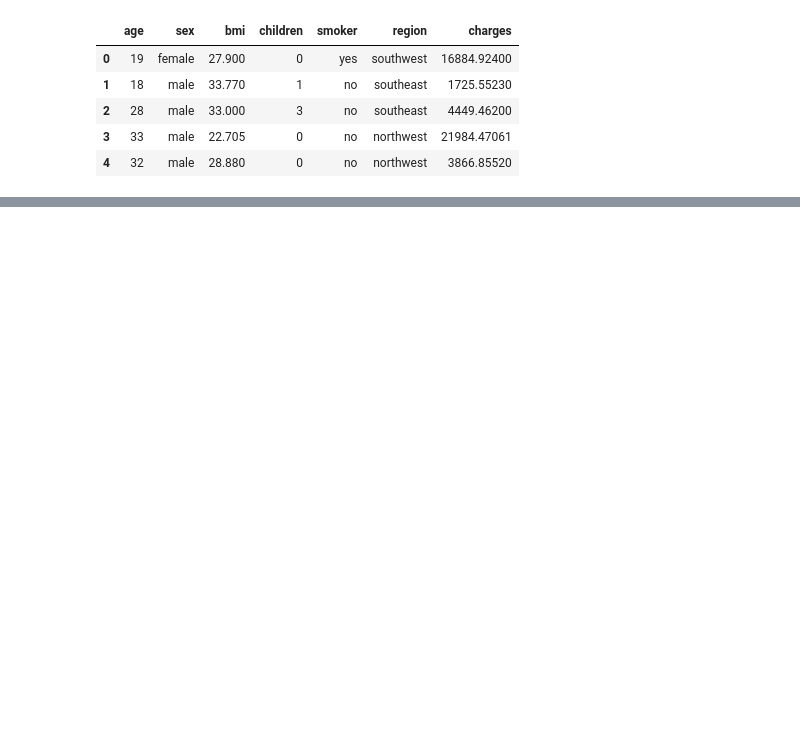
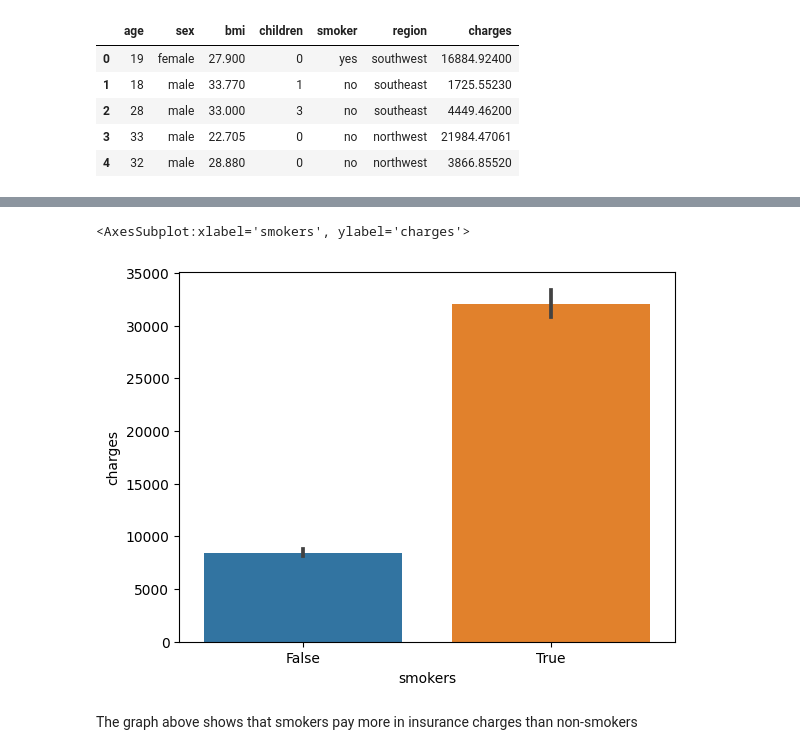
Before and after one commit to Swaghanaian/Hypothesis-Testing-with-Insurance-Data, a Jupyter notebook: Hypothesis Testing with Insurance Data.ipynb, the cells around one changed output, grey strips where cells are left out. Drawn from its saved outputs; the diff is of its cells as text; code cells hidden in the pictures; blank space fills up the shorter version.

```diff
--- a/Hypothesis Testing with Insurance Data.ipynb
+++ b/Hypothesis Testing with Insurance Data.ipynb
@@ -57,0 +53,4 @@ True
+# %%
+#To save a list of smokers and charges as a column
+column = ['charges','smokers']
+df[column]
@@ -57,0 +71,4 @@ True
+# %%
+#Saving smoker group(if they smoke and the charges asscociated with each instance) as a variable
+smokers_df = df.loc[df['smokers']==True,column]
+smokers_df
@@ -57,0 +89,4 @@ True
+# %%
+#Saving non-smoker group(if they do not smoke and the charges asscociated with each instance) as a variable
+non_smokers_df = df.loc[df['smokers']==False,column]
+non_smokers_df
@@ -57,0 +107,4 @@ True
+# %%
+#Joining the smoker and non-smoker group for plotting
+smokers_plot_df = pd.concat([smokers_df, non_smokers_df])
+smokers_plot_df
@@ -57,0 +125,8 @@ True
+# %%
+#Visualizing smoking and non smoking groups
+sns.barplot(data = smokers_plot_df, x = 'smokers', y = 'charges')
+# %% [output]
+<AxesSubplot:xlabel='smokers', ylabel='charges'>
+[figure, added]
+# %% [markdown]
+The graph above shows that smokers pay more in insurance charges than non-smokers
```
Also changed, not shown: parts of 63 cells of this notebook.
